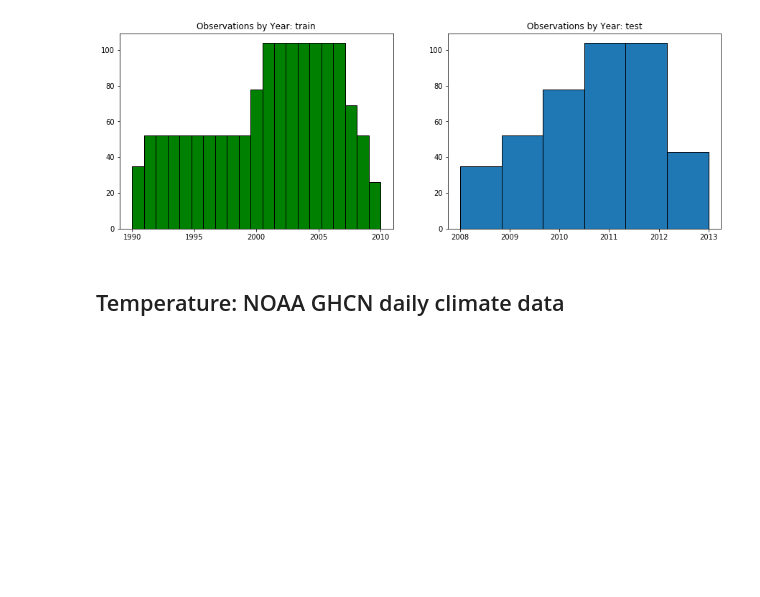
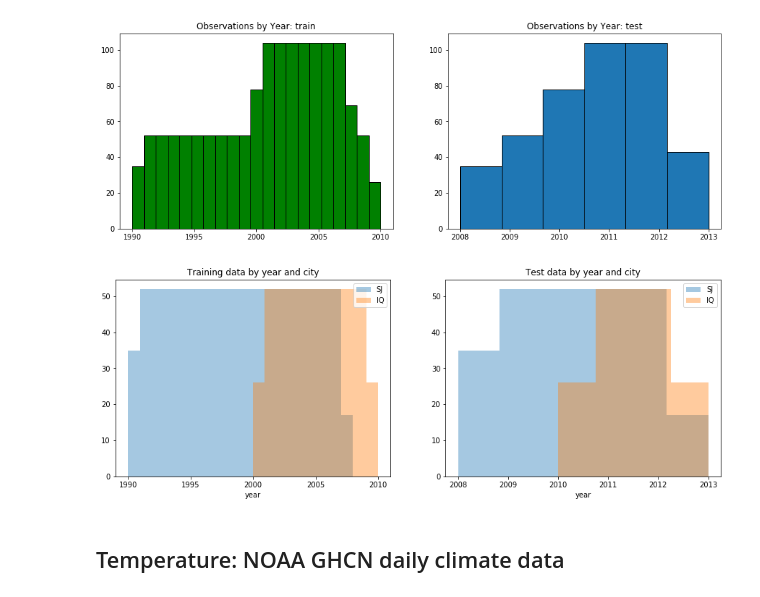
Before and after one commit to conditg/deng-ai, a Jupyter notebook: eda.ipynb, the cells around one changed output. Saved outputs shown, nothing was run; the diff lists cells and outputs as text; code cells hidden in the pictures; blank space fills up the shorter version.

```diff
--- a/eda.ipynb
+++ b/eda.ipynb
@@ -6,7 +6,7 @@ import seaborn as sns
 # %% [markdown]
 ### Training Features: 1456 samples
 # %%
-rawfeats = pd.read_csv('dengue_features_train.csv')
+rawfeats = pd.read_csv('data/dengue_features_train.csv')
 print(rawfeats.shape)
 rawfeats.head()
 # %% [output]
@@ -35,7 +35,7 @@ rawlabels.head()
 # %% [markdown]
 ### Test Features: 416 samples
 # %%
-testfeats = pd.read_csv('dengue_features_test.csv')
+testfeats = pd.read_csv('data/dengue_features_test.csv')
 print(testfeats.shape)
 testfeats.head()
 # %% [output]
@@ -108,6 +108,35 @@ plt.title('Observations by Year: test')
 plt.show()
 # %% [output]
 [figure]
+# %%
+plt.figure(figsize=[15,5])
+plt.subplot(121)
+sns.distplot(a=rawfeats[rawfeats.city=='sj']['year'],
+            bins=rawfeats[rawfeats.city=='sj']['year'].nunique(),
+            kde=False, label='SJ')
+sns.distplot(a=rawfeats[rawfeats.city=='iq']['year'],
+            bins=rawfeats[rawfeats.city=='iq']['year'].nunique(),
+            kde=False, label='IQ')
+plt.xticks(labels=[1990,1995,2000,2005,2010],
+          ticks=[1990,1995,2000,2005,2010])
+plt.title('Training data by year and city')
+plt.legend()
+
+plt.subplot(122)
+sns.distplot(a=testfeats[testfeats.city=='sj']['year'],
+            bins=testfeats[testfeats.city=='sj']['year'].nunique(),
+            kde=False, label='SJ')
+sns.distplot(a=testfeats[testfeats.city=='iq']['year'],
+            bins=testfeats[testfeats.city=='iq']['year'].nunique(),
+            kde=False, label='IQ')
+plt.title('Test data by year and city')
+plt.legend()
+plt.show()
+
+
+#To Add: Population
+# %% [output]
+[figure, added]
 # %% [markdown]
 ## Temperature: NOAA GHCN daily climate data
 # %% [markdown]
```
Also changed, not shown: parts of 1 cell of this notebook, 4 other files.
